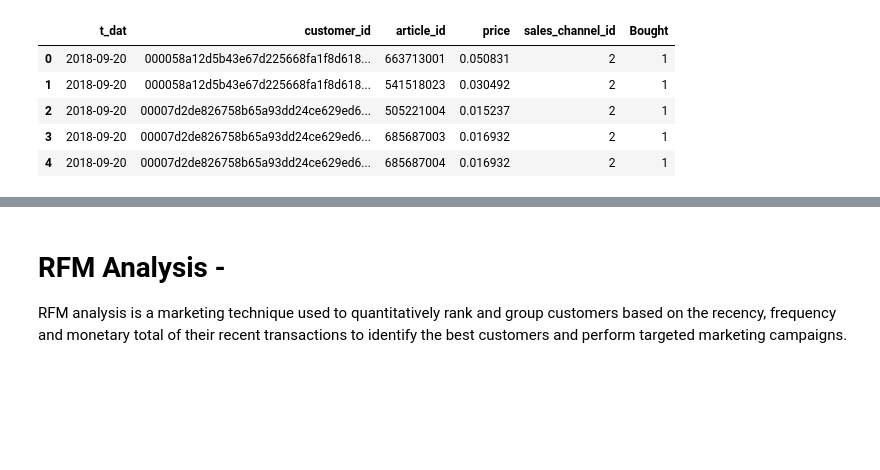
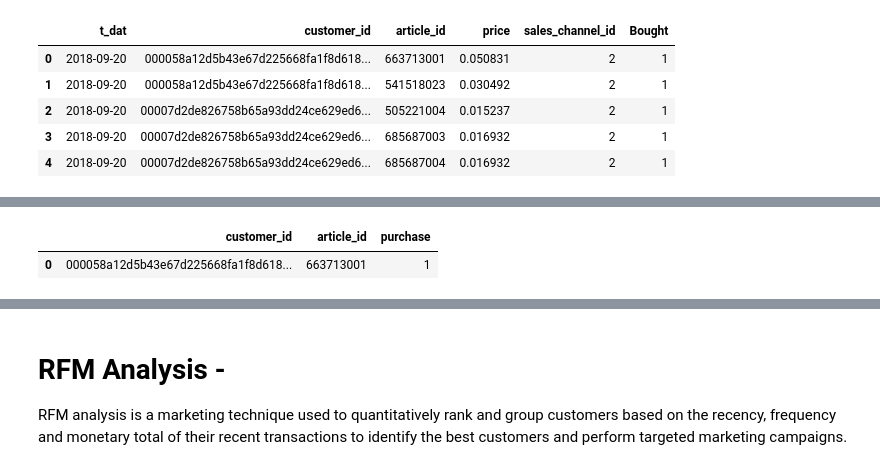
Before and after one commit to aliceagrawal/HM-Recommender-System-App, a Jupyter notebook: FinalDataPreparation.ipynb, the cells around one changed output, grey strips where cells are left out. Drawn from its saved outputs; the diff is of its cells as text; code cells hidden in the pictures; blank space fills up the shorter version.

```diff
--- a/FinalDataPreparation.ipynb
+++ b/FinalDataPreparation.ipynb
@@ -161,0 +294,5 @@ from surprise import Reader, Dataset
+# %%
+purchase_df.head(1)
+# %% [output]
+|  | customer_id | article_id | purchase |
+| 0 | 000058a12d5b43e67d225668fa1f8d618... | 663713001 | 1 |
```
Also changed, not shown: parts of 38 cells of this notebook.
